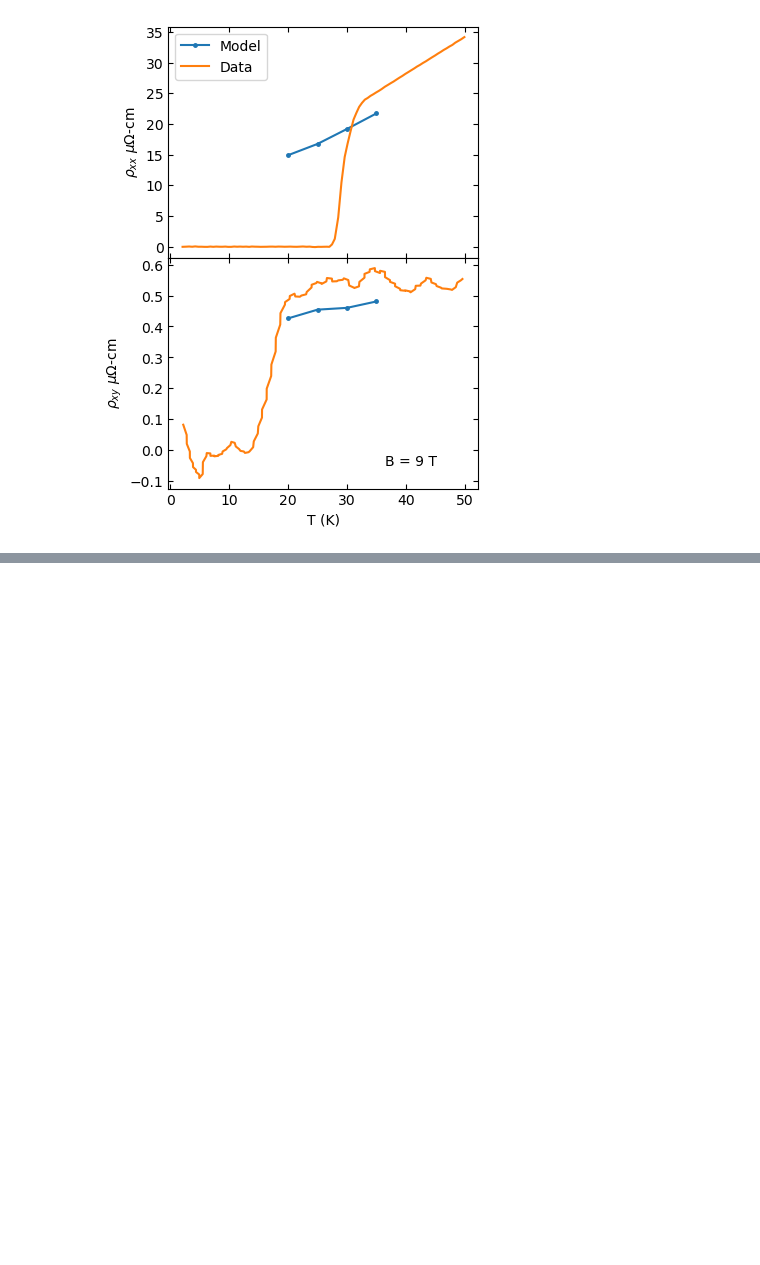
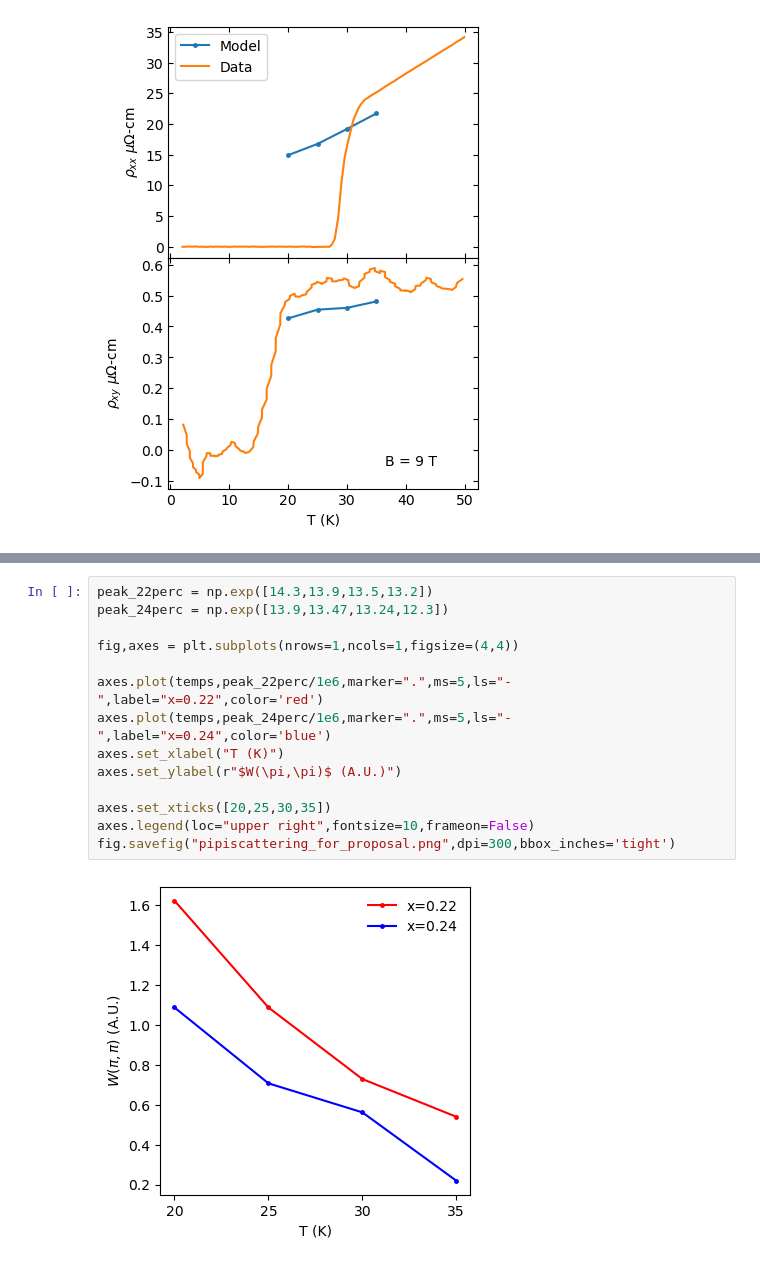
Before and after one commit to sahaskamat/boltzmann_transport, a Jupyter notebook: fitting/plot_pipizero.ipynb, the cells around one changed output, grey strips where cells are left out. Drawn from its saved outputs; the diff is of its cells as text; blank space fills up the shorter version.

```diff
--- a/fitting/plot_pipizero.ipynb
+++ b/fitting/plot_pipizero.ipynb
@@ -254,0 +388,16 @@ for ax in axes:
+# %%
+peak_22perc = np.exp([14.3,13.9,13.5,13.2])
+peak_24perc = np.exp([13.9,13.47,13.24,12.3])
+
+fig,axes = plt.subplots(nrows=1,ncols=1,figsize=(4,4))
+
+axes.plot(temps,peak_22perc/1e6,marker=".",ms=5,ls="-",label="x=0.22",color='red')
+axes.plot(temps,peak_24perc/1e6,marker=".",ms=5,ls="-",label="x=0.24",color='blue')
+axes.set_xlabel("T (K)")
+axes.set_ylabel(r"$W(\pi,\pi)$ (A.U.)")
+
+axes.set_xticks([20,25,30,35])
+axes.legend(loc="upper right",fontsize=10,frameon=False)
+fig.savefig("pipiscattering_for_proposal.png",dpi=300,bbox_inches='tight')
+# %% [output]
+[figure, added]
```
Also changed, not shown: parts of 5 cells of this notebook.
